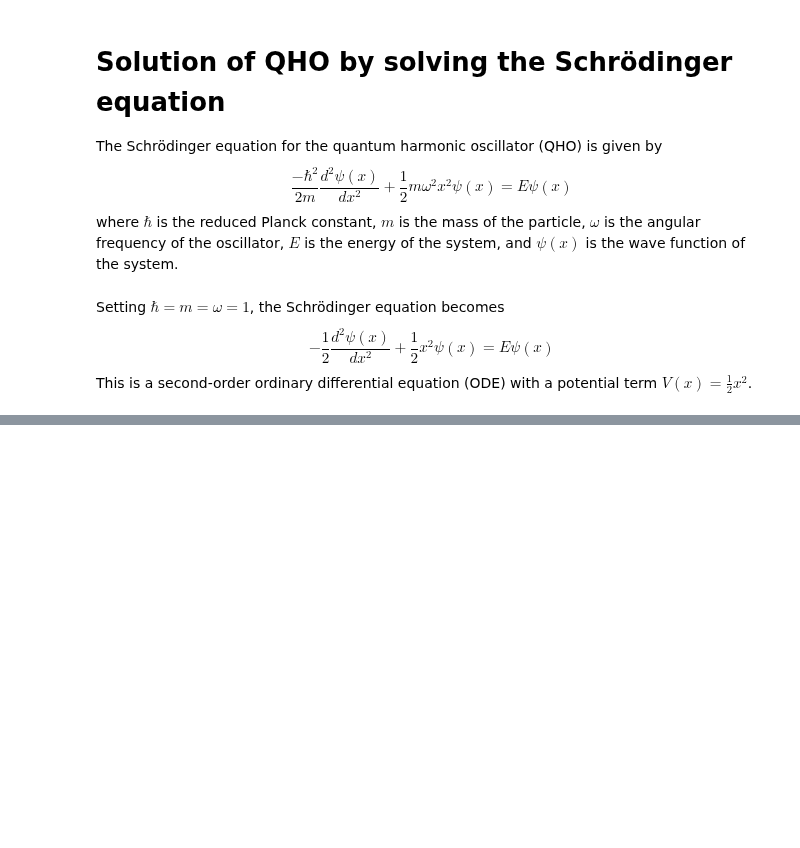
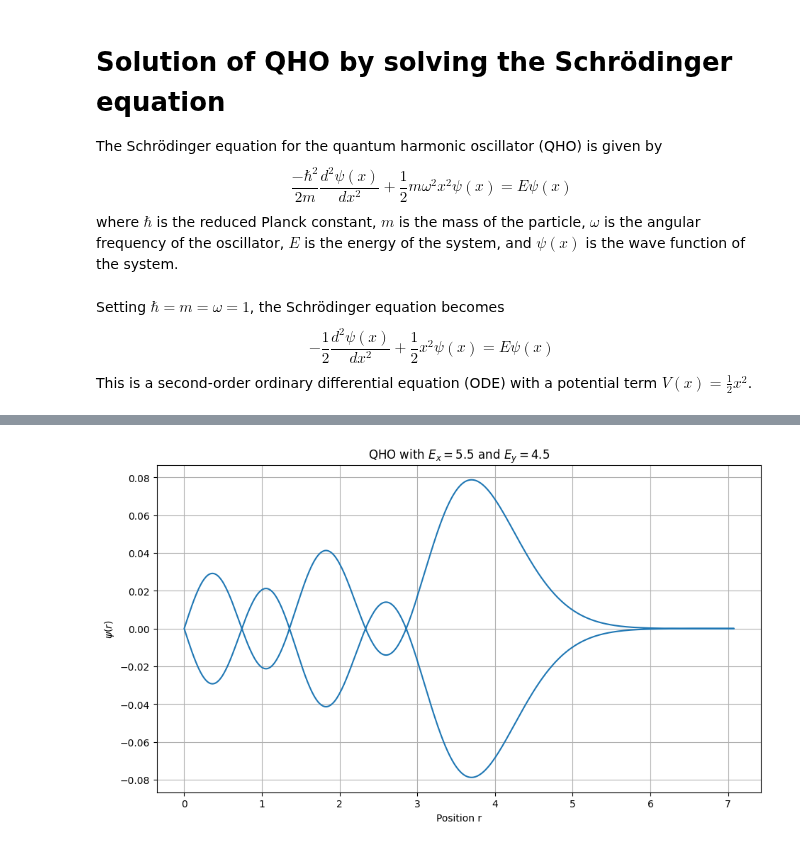
Before and after one commit to ananthapadmanabhan18/P452_Computational_Physics, a Jupyter notebook: Term_Project/QHO_PDE.ipynb, the cells around one changed output, grey strips where cells are left out. Saved outputs shown, nothing was run; the diff lists cells and outputs as text; code cells hidden in the pictures; blank space fills up the shorter version.

```diff
--- a/Term_Project/QHO_PDE.ipynb
+++ b/Term_Project/QHO_PDE.ipynb
@@ -41,0 +114,20 @@ plt.show()
+# %%
+phi_x = np.array(phi_x_dat[0])
+phi_y = np.array(phi_y_dat[0])
+Phi = phi_x*phi_y
+Phi = Phi/np.linalg.norm(Phi)
+# %%
+x=np.array(x)
+y=np.array(y)
+r=np.sqrt(x**2 + y**2)
+# %%
+import matplotlib.pyplot as plt
+plt.figure(figsize=(11,6))
+plt.plot(r,Phi)
+plt.grid()
+plt.xlabel('Position r')
+plt.ylabel(r'$\psi(r)$')
+plt.title(rf'QHO with $E_x = {Ex}$ and $E_y = {Ey}$')
+plt.show()
+# %% [output]
+[figure, added]
```
Also changed, not shown: parts of 11 cells of this notebook, 3 other files.
